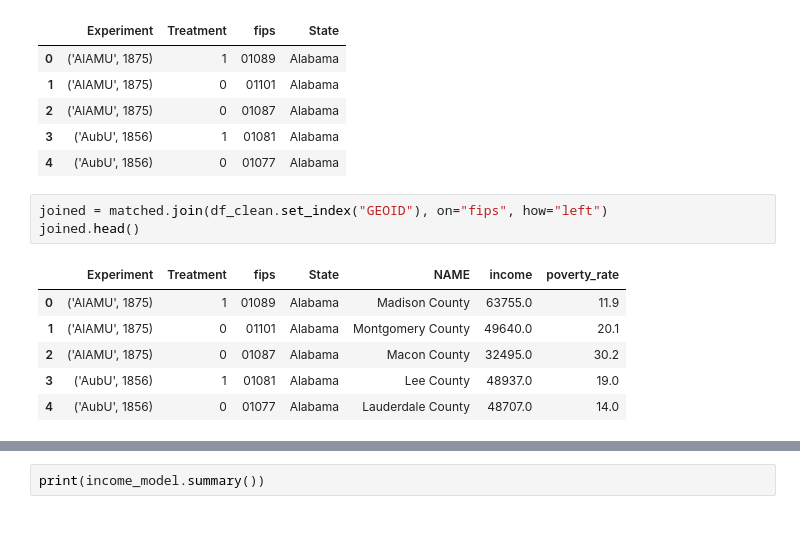
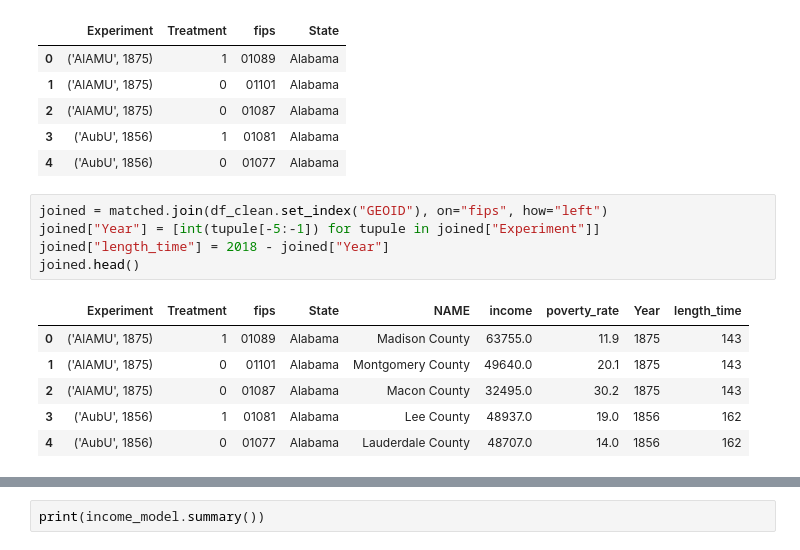
Before and after one commit to smilingssteph/FinalProjects, a Jupyter notebook: ECON 428/Non-Map Data Analysis.ipynb, the cells around one changed output, grey strips where cells are left out. Cells and saved outputs as stored; diff of their text form.

```diff
--- a/ECON 428/Non-Map Data Analysis.ipynb
+++ b/ECON 428/Non-Map Data Analysis.ipynb
@@ -50,14 +54,16 @@ matched.head()
 | 4 | ('AubU', 1856) | 0 | 01077 | Alabama |
 # %%
 joined = matched.join(df_clean.set_index("GEOID"), on="fips", how="left")
+joined["Year"] = [int(tupule[-5:-1]) for tupule in joined["Experiment"]]
+joined["length_time"] = 2018 - joined["Year"]
 joined.head()
 # %% [output]
-|  | Experiment | Treatment | fips | State | NAME | income | poverty_rate |
-| 0 | ('AlAMU', 1875) | 1 | 01089 | Alabama | Madison County | 63755.0 | 11.9 |
-| 1 | ('AlAMU', 1875) | 0 | 01101 | Alabama | Montgomery County | 49640.0 | 20.1 |
-| 2 | ('AlAMU', 1875) | 0 | 01087 | Alabama | Macon County | 32495.0 | 30.2 |
-| 3 | ('AubU', 1856) | 1 | 01081 | Alabama | Lee County | 48937.0 | 19.0 |
-| 4 | ('AubU', 1856) | 0 | 01077 | Alabama | Lauderdale County | 48707.0 | 14.0 |
+|  | Experiment | Treatment | fips | State | NAME | income | poverty_rate | Year | length_time |
+| 0 | ('AlAMU', 1875) | 1 | 01089 | Alabama | Madison County | 63755.0 | 11.9 | 1875 | 143 |
+| 1 | ('AlAMU', 1875) | 0 | 01101 | Alabama | Montgomery County | 49640.0 | 20.1 | 1875 | 143 |
+| 2 | ('AlAMU', 1875) | 0 | 01087 | Alabama | Macon County | 32495.0 | 30.2 | 1875 | 143 |
+| 3 | ('AubU', 1856) | 1 | 01081 | Alabama | Lee County | 48937.0 | 19.0 | 1856 | 162 |
+| 4 | ('AubU', 1856) | 0 | 01077 | Alabama | Lauderdale County | 48707.0 | 14.0 | 1856 | 162 |
 # %%
 analysis_df = joined.groupby(["Experiment", "Treatment"])[["income", "poverty_rate"]].mean().reset_index()
 analysis_df["Year"] = [int(tupule[-5:-1]) for tupule in analysis_df["Experiment"]]
```
Also changed, not shown: parts of 10 cells of this notebook.
